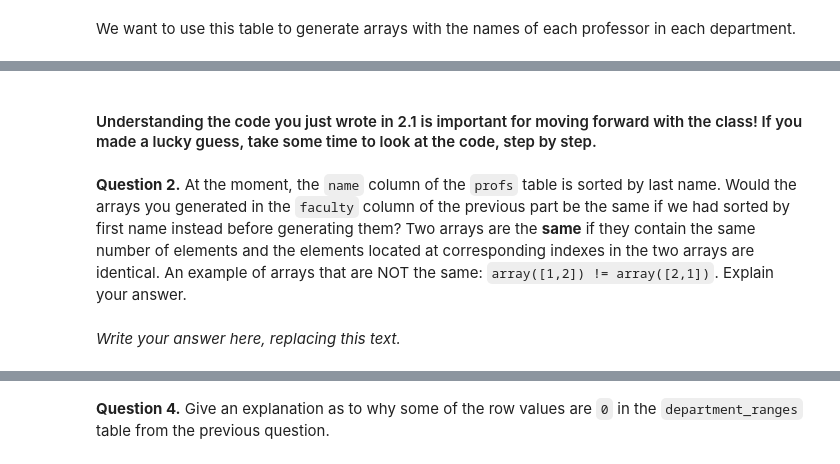
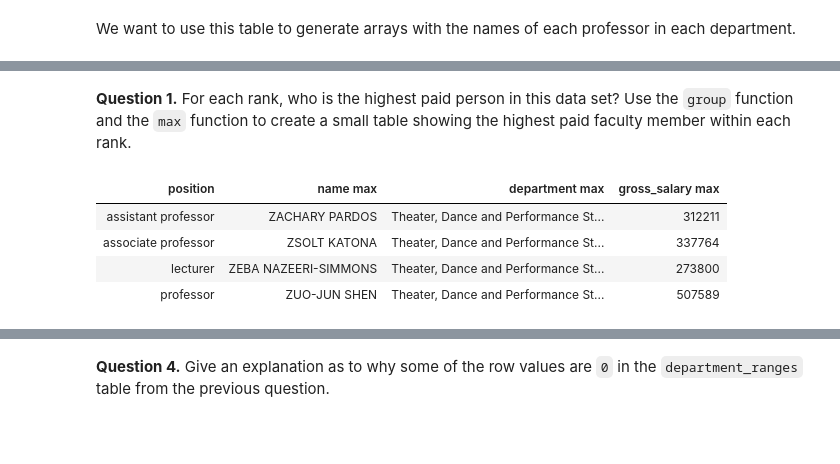
Before and after one commit to ipydatabook/PublicMaterial, a Jupyter notebook: hw/hw04/hw04_3_revised.ipynb, the cells around one changed output, grey strips where cells are left out. Drawn from its saved outputs; the diff is of its cells as text; code cells hidden in the pictures; blank space fills up the shorter version.

````diff
--- a/hw/hw04/hw04_3_revised.ipynb
+++ b/hw/hw04/hw04_3_revised.ipynb
@@ -252,13 +164,17 @@ prof_names
-# %% [markdown]
-#### Understanding the code you just wrote in 2.1 is important for moving forward with the class! If you made a lucky guess, take some time to look at the code, step by step.
-# %% [markdown]
-**Question 2.** At the moment, the ```name``` column of the `profs` table is sorted by last name. Would the arrays you generated in the `faculty` column of the previous part be the same if we had sorted by first name instead before generating them? Two arrays are the **same** if they contain the same number of elements and the elements located at corresponding indexes in the two arrays are identical. An example of arrays that are NOT the same: `array([1,2]) != array([2,1])`. Explain your answer.
-
-<!--
-BEGIN QUESTION
-name: q2_2
-manual: true
--->
-<!-- EXPORT TO PDF -->
-# %% [markdown]
-*Write your answer here, replacing this text.*
+# %% [markdown]
+**Question 1.** For each rank, who is the highest paid person in this data set?  Use the ```group``` function and the ```max``` function to create a small table showing the highest paid faculty member within each rank.
+
+<!--
+BEGIN QUESTION
+name: q2_1
+-->
+# %%
+#Put your code here
+
+profs.group("rank", max)
+# %% [output]
+| position | name max | department max | gross_salary max |
+| assistant professor | ZACHARY PARDOS | Theater, Dance and Performance St... | 312211 |
+| associate professor | ZSOLT KATONA | Theater, Dance and Performance St... | 337764 |
+| lecturer | ZEBA NAZEERI-SIMMONS | Theater, Dance and Performance St... | 273800 |
+| professor | ZUO-JUN SHEN | Theater, Dance and Performance St... | 507589 |
````
Also changed, not shown: parts of 28 cells of this notebook.
